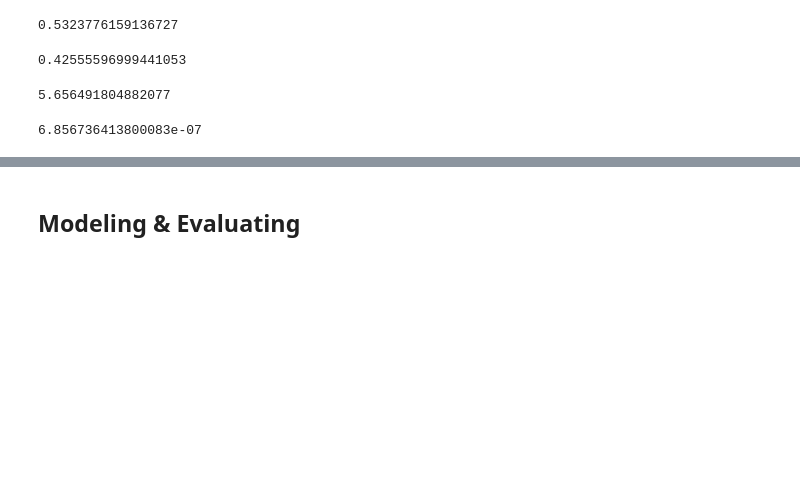
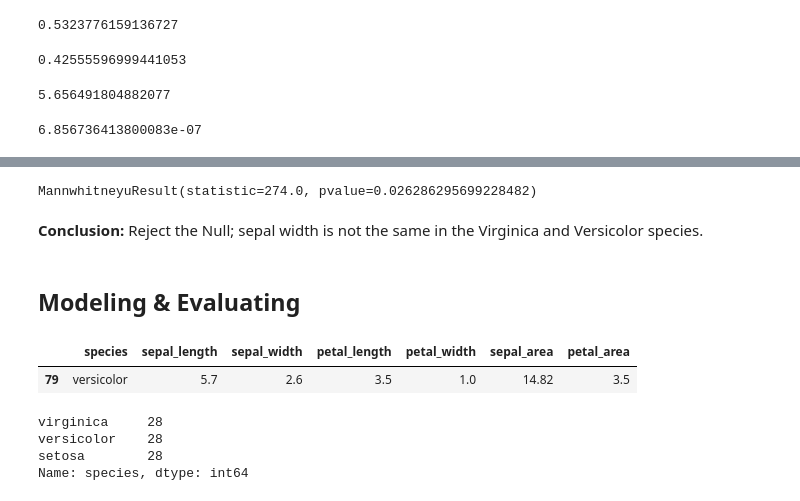
Before and after one commit to faithkane3/example_classification_project, a Jupyter notebook: initial_wrangle.ipynb, the cells around one changed output, grey strips where cells are left out. Cells and saved outputs as stored; diff of their text form; code cells hidden in the pictures; blank space fills up the shorter version.

```diff
--- a/initial_wrangle.ipynb
+++ b/initial_wrangle.ipynb
@@ -363,2 +375,25 @@ p
+# %%
+stats.mannwhitneyu(virginica.sepal_width,
+                   versicolor.sepal_width
+                  )
+# %% [output]
+MannwhitneyuResult(statistic=274.0, pvalue=0.026286295699228482)
+# %% [markdown]
+**Conclusion:** Reject the Null; sepal width is not the same in the Virginica and Versicolor species.
 # %% [markdown]
 ## Modeling & Evaluating
+# %%
+train.head(1)
+# %% [output]
+|  | species | sepal_length | sepal_width | petal_length | petal_width | sepal_area | petal_area |
+| 79 | versicolor | 5.7 | 2.6 | 3.5 | 1.0 | 14.82 | 3.5 |
+# %%
+# Define the baseline accuracy: If I predict Versicolor for every observation,
+# my accuracy would be 33%.
+
+train.species.value_counts()
+# %% [output]
+virginica     28
+versicolor    28
+setosa        28
+Name: species, dtype: int64
```
Also changed, not shown: parts of 5 cells of this notebook, 2 other files.
